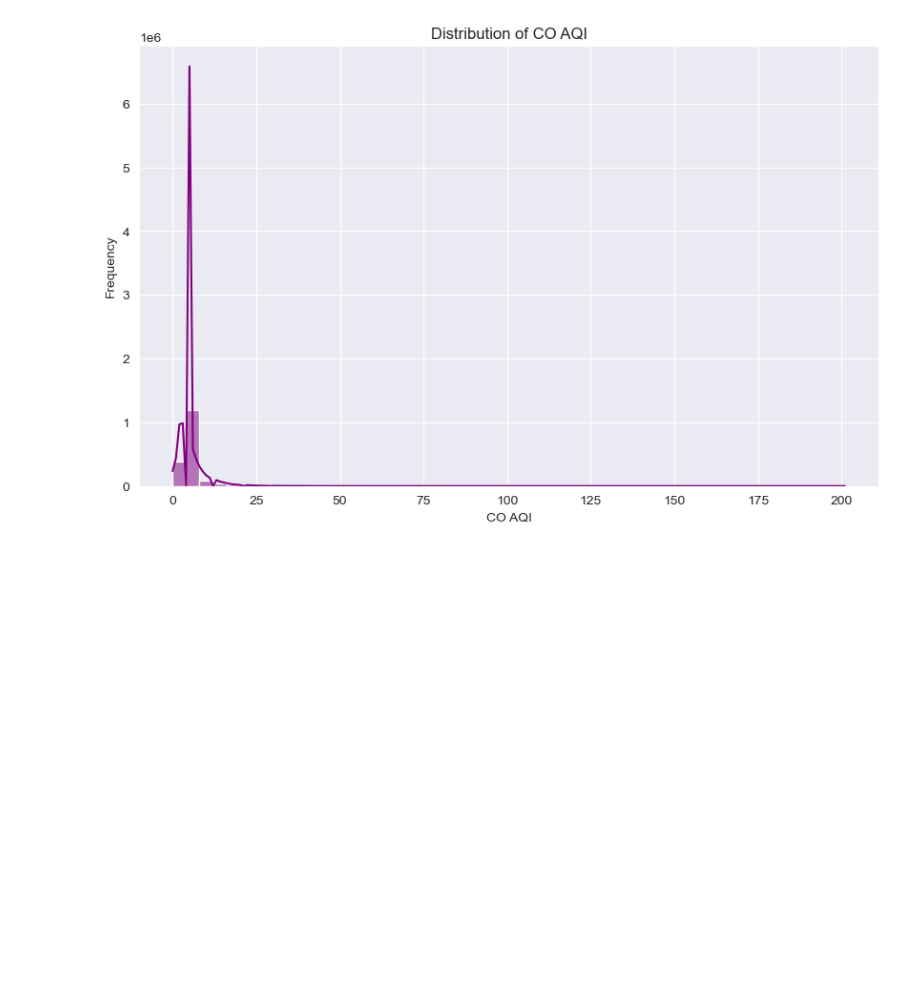
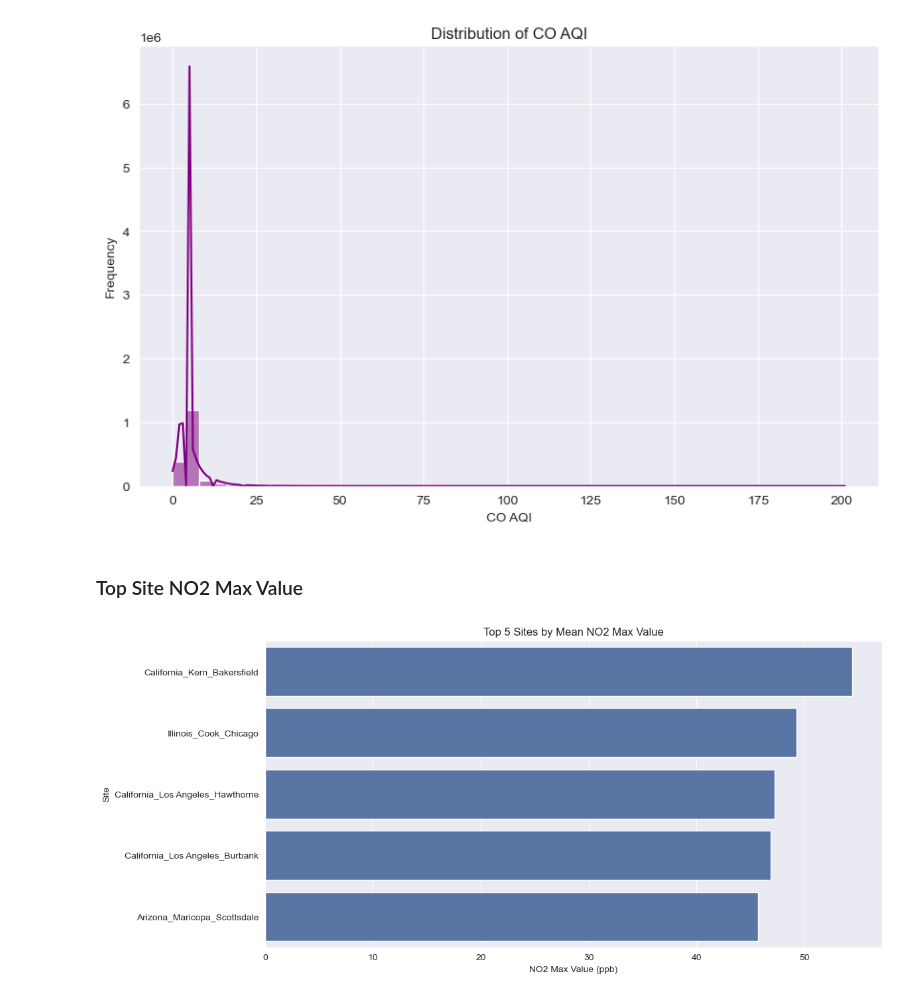
Before and after one commit to aghabidareh/PollutionAnalyzer, a Jupyter notebook: main.ipynb, the cells around one changed output. Saved outputs shown, nothing was run; the diff lists cells and outputs as text; code cells hidden in the pictures; blank space fills up the shorter version.

Commit message:
plot-and-graphs-section-27

```diff
--- a/main.ipynb
+++ b/main.ipynb
@@ -375,3 +375,17 @@ plt.show()
 plt.close()
 # %% [output]
 [figure]
+# %% [markdown]
+### Top Site NO2 Max Value
+# %%
+plt.figure(figsize=(12, 6))
+top_site_no2 = df.groupby('State_County_City')['NO2 1st Max Value'].mean().nlargest(5)
+sns.barplot(x=top_site_no2.values, y=top_site_no2.index)
+plt.title('Top 5 Sites by Mean NO2 Max Value')
+plt.xlabel('NO2 Max Value (ppb)')
+plt.ylabel('Site')
+plt.savefig('plots/top_sites_no2_max.png')
+plt.show()
+plt.close()
+# %% [output]
+[figure, added]
```
Also changed, not shown: 1 other file.
